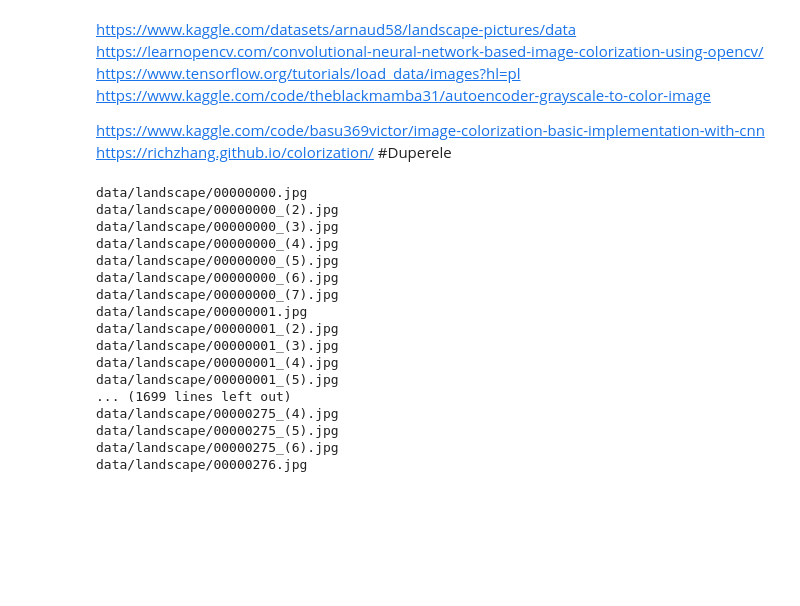
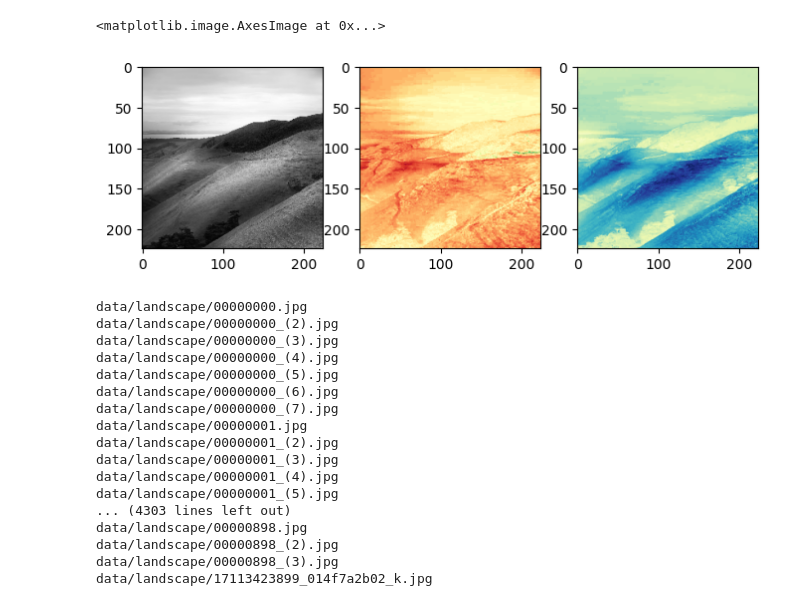
Before and after one commit to pponikwia02/CNN-Colorization, a Jupyter notebook: model.ipynb, the cells around one changed output. Drawn from its saved outputs; the diff is of its cells as text; code cells hidden in the pictures; blank space fills up the shorter version.

Commit message:
Loading Landscape dataset complete

```diff
--- a/model.ipynb
+++ b/model.ipynb
@@ -7,15 +7,6 @@ import tensorflow as tf
 from tensorflow import keras
 from sklearn.model_selection import train_test_split
 from PIL import Image, ImageCms
-# %% [markdown]
-https://www.kaggle.com/datasets/arnaud58/landscape-pictures/data
-https://learnopencv.com/convolutional-neural-network-based-image-colorization-using-opencv/
-https://www.tensorflow.org/tutorials/load_data/images?hl=pl
-https://www.kaggle.com/code/theblackmamba31/autoencoder-grayscale-to-color-image
-
-https://www.kaggle.com/code/basu369victor/image-colorization-basic-implementation-with-cnn
-https://richzhang.github.io/colorization/
-#Duperele
 # %%
 def set_seed(seed=2137):
     np.random.seed(seed)
@@ -24,25 +15,38 @@ def set_seed(seed=2137):
     os.environ['TF_DETERMINISTIC_OPS'] = '1'
 set_seed()
 DATA_PATH = 'data/landscape/'
-IMG_DIM =(128,128)
+IMG_DIM =(224,224)
+# %%
+img_test = cv2.imread(DATA_PATH + '00000000.jpg')
+img_test = cv2.cvtColor(img_test, cv2.COLOR_BGR2LAB)
+img_test = cv2.resize(img_test,IMG_DIM)
+plt.figure(figsize=(8,8))
+ax = plt.subplot(1,3,1)
+plt.imshow(img_test[:,:,0],cmap='gray')
+ax = plt.subplot(1,3,2)
+plt.imshow(img_test[:,:,1],cmap='RdYlGn')
+ax = plt.subplot(1,3,3)
+plt.imshow(img_test[:,:,2],cmap='YlGnBu')
+# %% [output]
+<matplotlib.image.AxesImage at 0x...>
+[figure, added]
 # %%
-X_img = []
-y_img = []
-
+X = []
+y = []
 for imgdir in os.listdir(DATA_PATH):
     print(DATA_PATH+imgdir)
     img = cv2.imread(DATA_PATH + imgdir)
-    img = cv2.cvtColor(img, cv2.COLOR_BGR2RGB)
-    img=img.astype(np.float32)
-    img_lab = cv2.cvtColor(img, cv2.COLOR_RGB2Lab)
+    lab_img = cv2.cvtColor(img, cv2.COLOR_BGR2LAB)
     img_lab_rs = cv2.resize(img_lab,IMG_DIM)
-    img_l = img_lab_rs[:,:,0] /255
-    img_ab = img_lab_rs[:,:,1:] / 128
+    img_l = img_lab_rs[:,:,0]
+    img_ab = img_lab_rs[:,:,1:]
+    X.append(img_l[...,np.newaxis]) # [...,np.newaxis] sprawia że mamy tensor (128,128,1) a nie (128,128)
+    y.append(img_ab)
 
-    X_img.append(img_l[...,np.newaxis])
-    y_img.append(img_ab)
-X_img = np.array(X_img)
-y_img = np.array(y_img)
+X = np.array(X_img)
+y = np.array(y_img)
+X = X /255
+y = y / 128 -1
 # %% [output]
 data/landscape/00000000.jpg
 data/landscape/00000000_(2).jpg
@@ -56,11 +60,11 @@ data/landscape/00000001_(2).jpg
 data/landscape/00000001_(3).jpg
 data/landscape/00000001_(4).jpg
 data/landscape/00000001_(5).jpg
-... (1699 lines left out)
-data/landscape/00000275_(4).jpg
-data/landscape/00000275_(5).jpg
-data/landscape/00000275_(6).jpg
-data/landscape/00000276.jpg
+... (4303 lines left out)
+data/landscape/00000898.jpg
+data/landscape/00000898_(2).jpg
+data/landscape/00000898_(3).jpg
+data/landscape/17113423899_014f7a2b02_k.jpg
 # %%
 X_train,X_test, y_train,y_test = train_test_split(X_img, y_img,test_size=0.2)
 input_shape = X_train[0].shape
```
Also changed, not shown: parts of 1 cell of this notebook.
